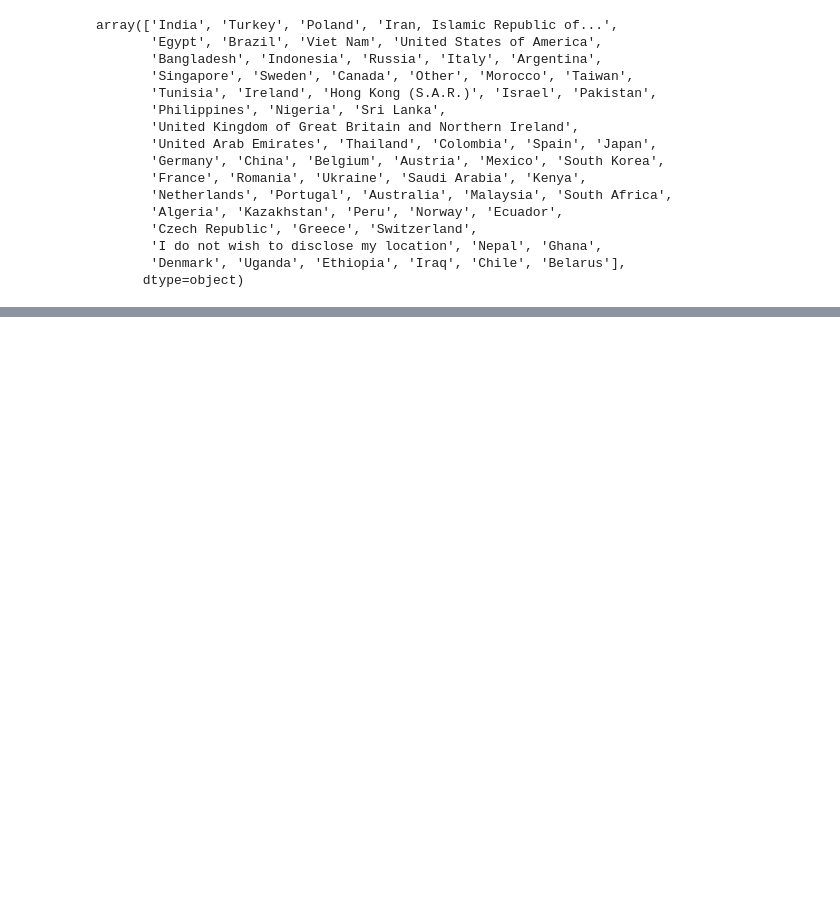
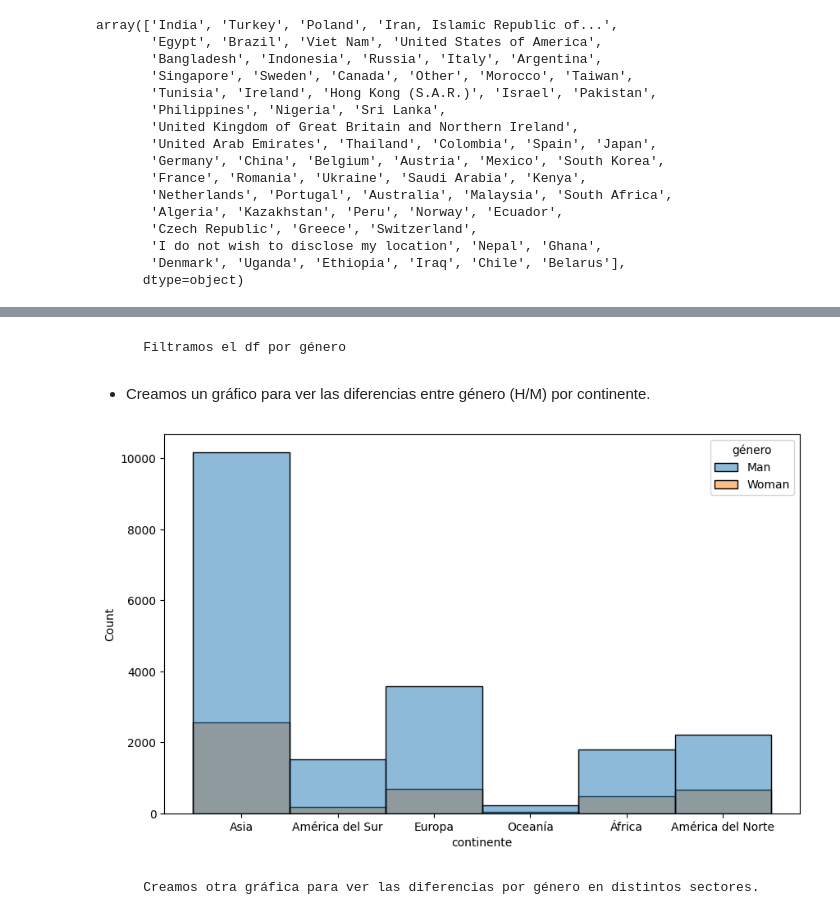
Before and after one commit to silviagordon/EDA-Visualizacion, a Jupyter notebook: dataframe_final.ipynb, the cells around one changed output, grey strips where cells are left out. Saved outputs shown, nothing was run; the diff lists cells and outputs as text; code cells hidden in the pictures; blank space fills up the shorter version.

```diff
--- a/dataframe_final.ipynb
+++ b/dataframe_final.ipynb
@@ -83,0 +107,37 @@ ValueError: Expected a 1D array, got an array with shape (4890, 6)
+# %%
+continente1 = ['India', 'Turkey','Viet Nam', 'Bangladesh', 'Indonesia',
+        'Singapore', 'Taiwan', 'Hong Kong (S.A.R.)', 'Israel', 'Pakistan', 'Philippines', 'United Arab Emirates', 'Thailand', 'Japan', 'China', 'South Korea',
+       'Saudi Arabia', 'Malaysia', 'Kazakhstan', 'Nepal']
+
+continente2 = ['Iran, Islamic Republic of...', 'Egypt','Morocco','Tunisia','Nigeria','Kenya','South Africa',
+       'Algeria','Ghana','Uganda', 'Ethiopia', 'Iraq']
+
+continente3 = ['Poland','Russia', 'Italy', 'Sweden',
+       'Ireland', 'United Kingdom of Great Britain and Northern Ireland','Spain',
+       'Germany', 'Belgium', 'Austria',
+       'France', 'Romania', 'Ukraine',
+       'Netherlands', 'Portugal', 'Norway',
+       'Czech Republic', 'Greece', 'Switzerland',
+       'Denmark','Belarus']
+
+continente4 = ['United States of America','Canada']
+
+continente5 = ['Brazil', 'Argentina','Colombia', 'Mexico', 'Peru', 'Ecuador','Chile']
+
+continente6 = ['Australia']
+# %%
+def continente(pais):
+    if pais in continente1:
+        return "Asia"
+    elif pais in continente2:
+        return "África"
+    elif pais in continente3:
+        return "Europa"
+    elif pais in continente4:
+        return "América del Norte"
+    elif pais in continente5:
+        return "América del Sur"
+    elif pais in continente6:
+        return "Oceanía"
+# %%
+df_proyecto2["continente"] = df_proyecto2["pais"].apply(continente)
@@ -83,0 +153,16 @@ ValueError: Expected a 1D array, got an array with shape (4890, 6)
+# %% [markdown]
+        Filtramos el df por género
+# %%
+filtro_mw= df_proyecto2[(df_proyecto2["género"]== "Man") | (df_proyecto2["género"]=="Woman")]
+# %% [markdown]
+ - Creamos un gráfico para ver las diferencias entre género (H/M) por continente.
+# %%
+plt.figure(figsize=(10,6))
+
+fig = sns.histplot(x = filtro_mw["continente"], data = filtro_mw, hue = filtro_mw["género"])
+
+plt.show()
+# %% [output]
+[figure, added]
+# %% [markdown]
+        Creamos otra gráfica para ver las diferencias por género en distintos sectores.
```
Also changed, not shown: parts of 10 cells of this notebook.
